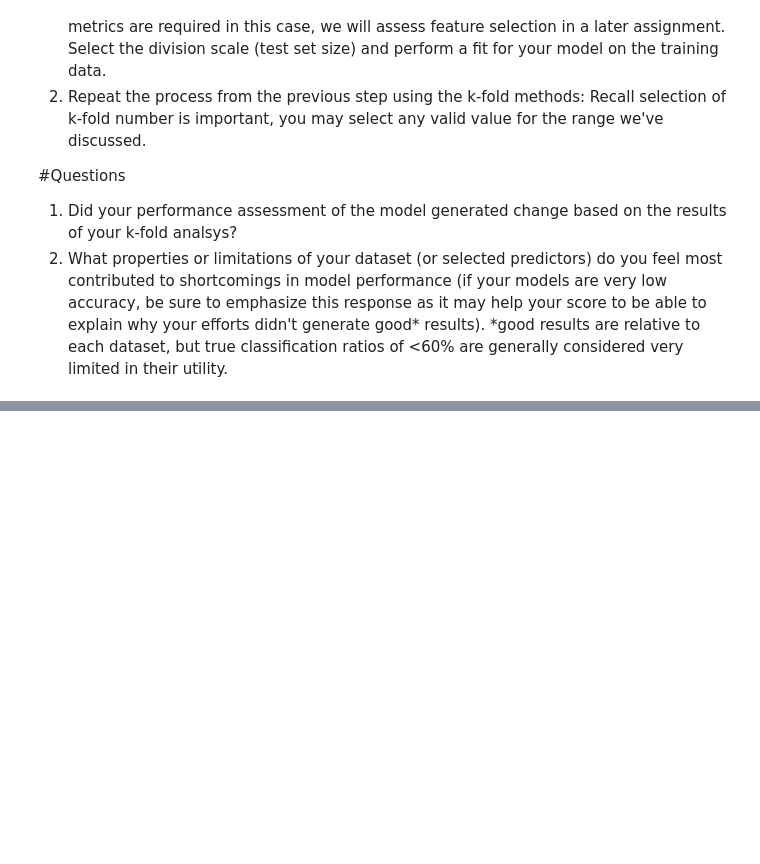
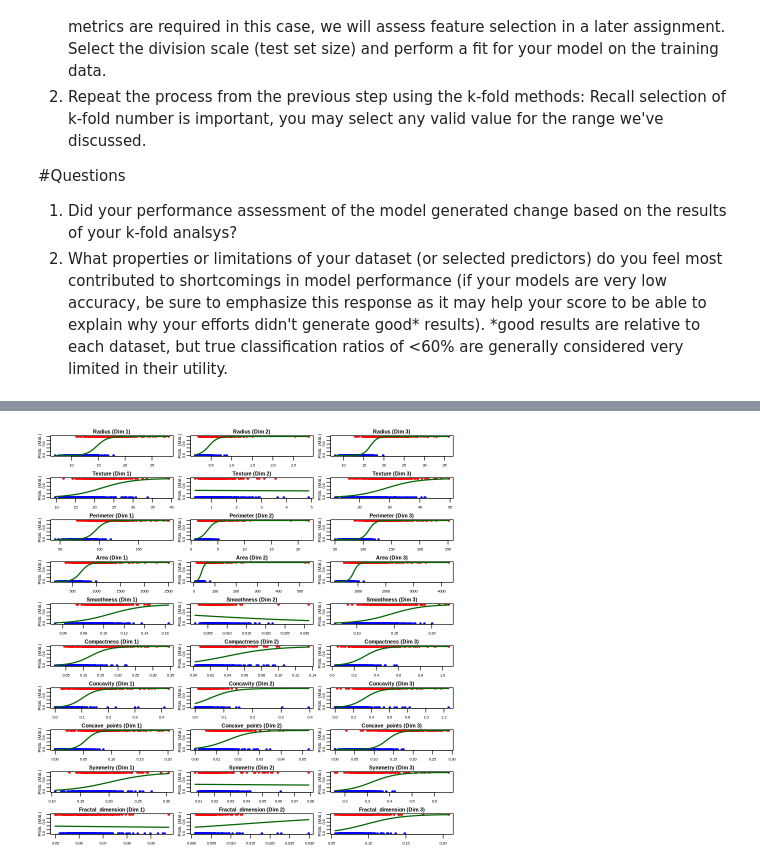
Before and after one commit to joelvinas/COMP-SCI_5565, a Jupyter notebook: Assignment 3/Code/Feature_Selection_&_Classification_Section_2_Classification.ipynb, the cells around one changed output, grey strips where cells are left out. Cells and saved outputs as stored; diff of their text form; code cells hidden in the pictures; blank space fills up the shorter version.

Commit message:
Added AI Prompts and updates to Section 2

```diff
--- a/Assignment 3/Code/Feature_Selection_&_Classification_Section_2_Classification.ipynb
+++ b/Assignment 3/Code/Feature_Selection_&_Classification_Section_2_Classification.ipynb
@@ -25,0 +120,14 @@ Recall selection of k-fold number is important, you may select any valid value f
+# %%
+#Start by implementing your own version of the "Logistic Regression" exercise above. -->
+#Please provide the code you used to train your model, the summary of the model, and a plot of your logistic regression model.
+#The following link includes 2 methods to generate this plot: (https://www.geeksforgeeks.org/how-to-plot-a-logistic-regression-curve-in-r/) Links to an external site.
+#logistic_model1 <- glm(var1 ~ var2, data=wdbc_data1, family=binomial)
+#predicted_data <- data.frame(var2=seq(min(), max(), len=500))
+
+glm.fits <- suppressWarnings(
+  glm(Diagnosis ~ radius + texture + perimeter + area + smoothness + compactness + concavity + concave_points + symmetry + fractal_dimension,
+    data = wdbc_data1,
+    family = binomial)
+  )
+
+summary(glm.fits)
@@ -25,0 +152,70 @@ Recall selection of k-fold number is important, you may select any valid value f
+# %%
+#!! The below code was produced with assistance from Google Gemini !!
+#!! Prompt and response can be found within the AI_Prompts directory
+
+#==Generalized Logistic Regression Plotting Function==
+#This code block introduces a plot_logistic_regression function that takes a predictor variable name as an argument.
+#This allows logistic regression plots for different features without rewriting the code each time.
+
+plot_logistic_regression <- function(predictor_name, data_frame, data_name) {
+  # Create logistic regression model using the specified predictor
+  formula_str <- paste0("Diagnosis ~ ", predictor_name)
+  logistic_model <- suppressWarnings(glm(
+    as.formula(formula_str),
+    data = data_frame,
+    family = binomial
+  ))
+
+  # Get the range for the chosen predictor
+  predictor_range <- seq(min(data_frame[[predictor_name]]), max(data_frame[[predictor_name]]), len = 500)
+
+  # Calculate the means of all predictor variables in data_frame (excluding 'ID' and 'Diagnosis')
+  predictor_means <- colMeans(data_frame[, !(names(data_frame) %in% c("ID", "Diagnosis"))])
+
+  # Create a data frame for predictions with the specified predictor varying and others at their means
+  Predicted_data <- data.frame(matrix(ncol = length(names(predictor_means)), nrow = 500))
+  colnames(Predicted_data) <- names(predictor_means)
+
+  Predicted_data[[predictor_name]] <- predictor_range
+  for (col_name in names(predictor_means)) {
+    if (col_name != predictor_name) { # Set other predictors to their mean
+      Predicted_data[[col_name]] <- predictor_means[col_name]
+    }
+  }
+
+  # Fill predicted values using regression model
+  Predicted_data$prob <- predict(logistic_model, Predicted_data, type = "response")
+
+  # Plot Predicted data and original data points
+  # Shorten plot title and y-axis label, and reduce font sizes for better fitting in multi-plot layout
+  plot_title <- paste0(tools::toTitleCase(predictor_name), " (", data_name, ")")
+  # xlab = tools::toTitleCase(predictor_name) - Replaced with null to make more visible
+  plot(data_frame[[predictor_name]], data_frame$Diagnosis,
+       xlab = "", ylab = "Prob. (Mal.)",
+       main = plot_title,
+       pch = 20, col = ifelse(data_frame$Diagnosis == 1, "red", "blue"),
+       cex.axis = 0.6, cex.lab = 0.7, cex.main = 0.8
+       ) # Differentiate points by Diagnosis
+  lines(Predicted_data[[predictor_name]], Predicted_data$prob, col = "darkgreen", lwd = 2)
+}
+
+# Set global plot layout and significantly smaller margins/text sizes for all plots
+par(mfrow = c(10, 3), mar = c(1.5, 1.5, 1, 0.5) + 0.1, oma = c(0, 0, 0, 0), mgp = c(1, 0.5, 0))
+
+dataframe_list <- list("Dim 1" = wdbc_data1, "Dim 2" = wdbc_data2, "Dim 3" = wdbc_data3)
+
+# Get the list of all predictor variables (excluding ID and Diagnosis)
+predictor_vars <- names(wdbc_data1)[!(names(wdbc_data1) %in% c("ID", "Diagnosis"))]
+
+for (pred_var in predictor_vars) {
+
+  # Loop through each predictor and generate a plot for the current dataframe
+  for (df_name in names(dataframe_list)) {
+    current_df <- dataframe_list[[df_name]]
+    plot_logistic_regression(pred_var, current_df, df_name)
+  }
+}
+# Reset plot layout and margins to default after all plots are generated
+par(mfrow = c(1,1), mar = c(5, 4, 4, 2) + 0.1, oma = c(0, 0, 0, 0), mgp = c(3, 1, 0))
+# %% [output]
+[figure, added]
```
Also changed, not shown: parts of 10 cells of this notebook, 1 other file.
